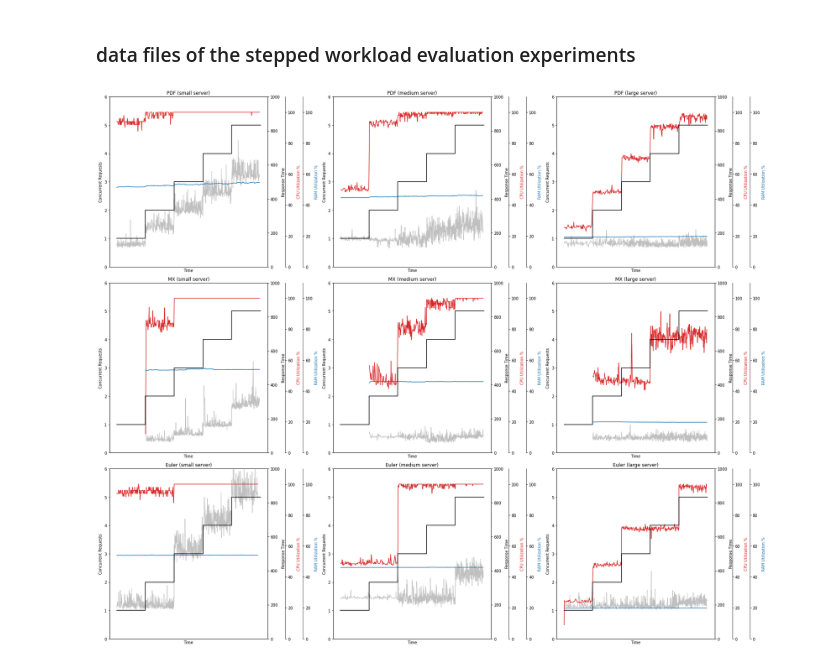
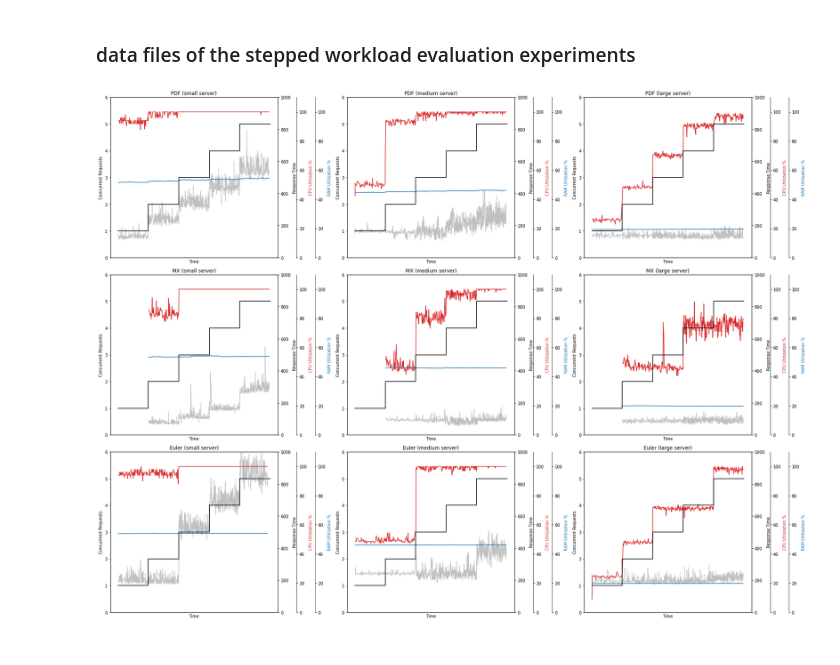
Before and after one commit to jjnp/traefik-eval, a Jupyter notebook: notebooks/joined-data.ipynb, the cells around one changed output. Cells and saved outputs as stored; diff of their text form; code cells hidden in the pictures.

```diff
--- a/notebooks/joined-data.ipynb
+++ b/notebooks/joined-data.ipynb
@@ -128,24 +128,24 @@ ltrac_pdf = prepare_experiment_df(large_db_path, 'pdf_stepped_l', max_ram_l)
 ltrac_mx = prepare_experiment_df(large_db_path, 'mx_stepped_l', max_ram_l)
 ltrac_euler = prepare_experiment_df(large_db_path, 'euler_stepped_l', max_ram_l)
 # %%
-fig, hosts = plt.subplots(3, 3, figsize=(24,20))
+fig, hosts = plt.subplots(3, 3, figsize=(24,18))
 s_pdf_host, m_pdf_host, l_pdf_host = hosts[0]
 s_mx_host, m_mx_host, l_mx_host = hosts[1]
 s_euler_host, m_euler_host, l_euler_host = hosts[2]
 
 
 make_plot(s_pdf_host, 'PDF (small server)', strac_pdf, slog_pdf)
 make_plot(m_pdf_host, 'PDF (medium server)', mtrac_pdf, mlog_pdf)
 make_plot(l_pdf_host, 'PDF (large server)', ltrac_pdf, llog_pdf)
 
 make_plot(s_mx_host, 'MX (small server)', strac_mx, slog_mx)
 make_plot(m_mx_host, 'MX (medium server)', mtrac_mx, mlog_mx)
 make_plot(l_mx_host, 'MX (large server)', ltrac_mx, llog_mx)
 
 make_plot(s_euler_host, 'Euler (small server)', strac_euler, slog_euler)
 make_plot(m_euler_host, 'Euler (medium server)', mtrac_euler,mlog_euler)
 make_plot(l_euler_host, 'Euler (large server)', ltrac_euler, llog_euler)
 
 fig.tight_layout()
 # %% [output]
-[figure, old version]
+[figure, new version]
```
Also changed, not shown: 3 other files.
